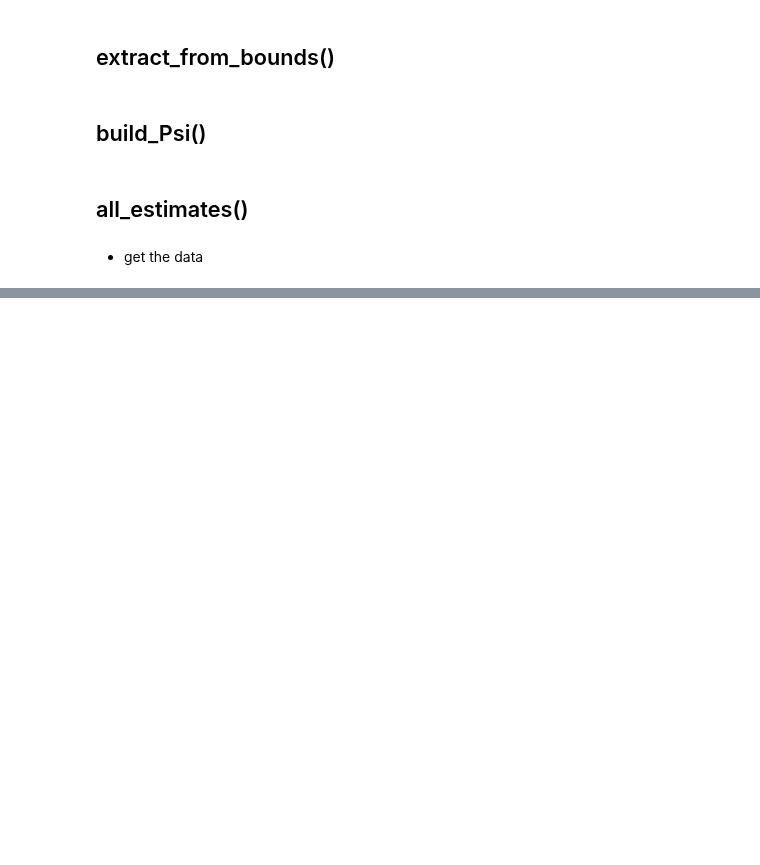
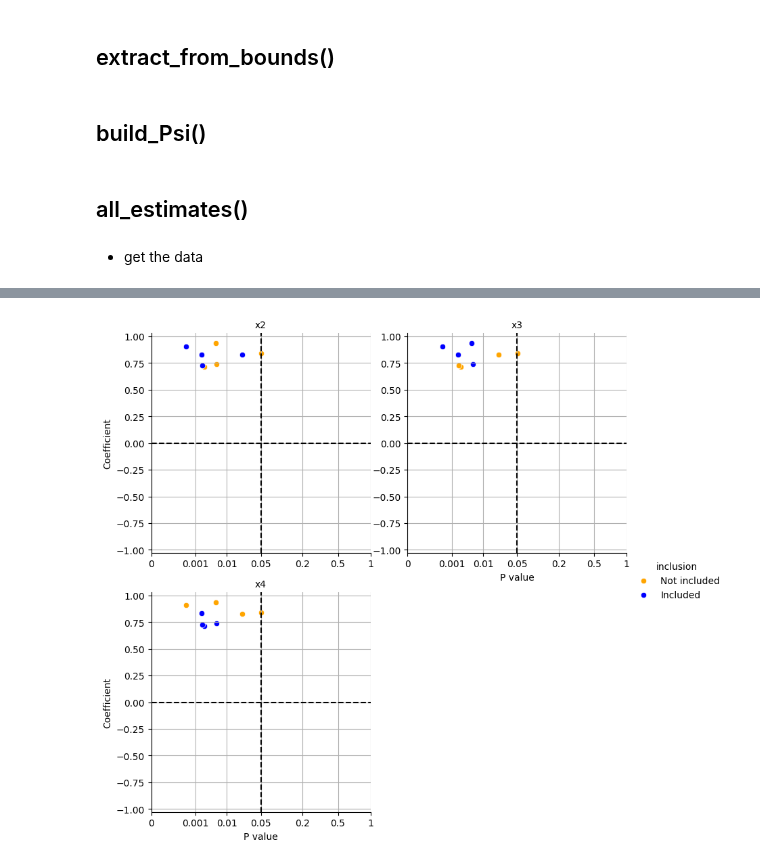
Before and after one commit to sequential-parameter-optimization/spotPython, a Jupyter notebook: notebooks/00_spotPython_tests.ipynb, the cells around one changed output, grey strips where cells are left out. Cells and saved outputs as stored; diff of their text form; code cells hidden in the pictures; blank space fills up the shorter version.

```diff
--- a/notebooks/00_spotPython_tests.ipynb
+++ b/notebooks/00_spotPython_tests.ipynb
@@ -6855,0 +7021,8 @@ def all_plot2_old(data, xlabels=None, xlim=(0, 1), xlab="P value", ylim=None, yl
+# %%
+upper_tri = [1, 0.5, 0.5, 0.5,
+                .5, .0, .0,
+                    .0, .0,
+                        .5]
+n_samples = 10
+df_samples = generate_samples_from_correlation_matrix(upper_tri, n_samples)
+print(df_samples)
@@ -6855,0 +7041,4 @@ def all_plot2_old(data, xlabels=None, xlim=(0, 1), xlab="P value", ylim=None, yl
+# %%
+from spotpython.utils.stats import fit_all_lm, plot_coeff_vs_pvals, plot_coeff_vs_pvals_by_included
+res = fit_all_lm("y ~ x1", ["x2", "x3", "x4"], df_samples)
+print(res["estimate"])
@@ -6855,0 +7064,4 @@ def all_plot2_old(data, xlabels=None, xlim=(0, 1), xlab="P value", ylim=None, yl
+# %%
+plot_coeff_vs_pvals_by_included(res)
+# %% [output]
+[figure, added]
```
Also changed, not shown: parts of 10 cells of this notebook.
